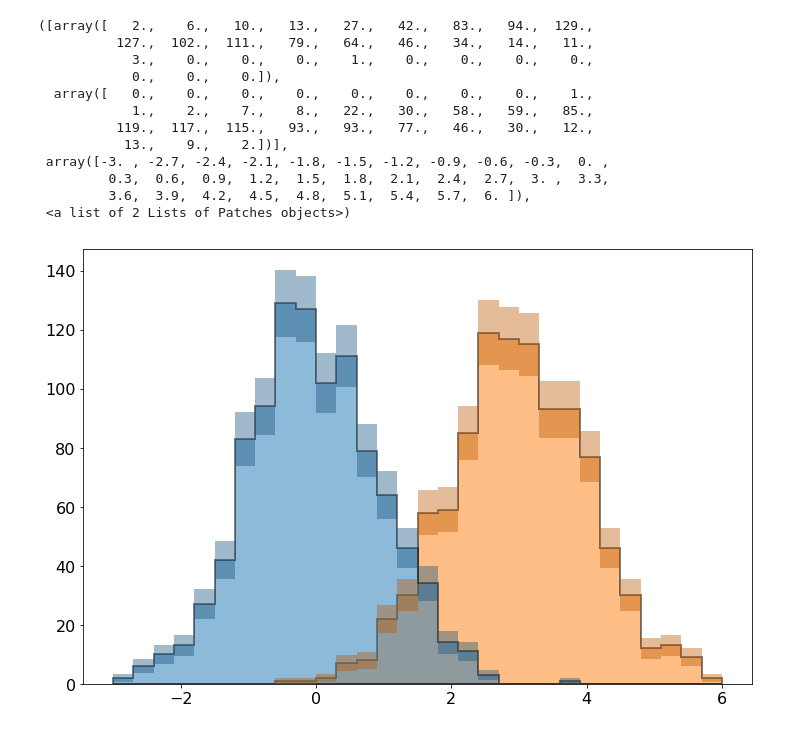
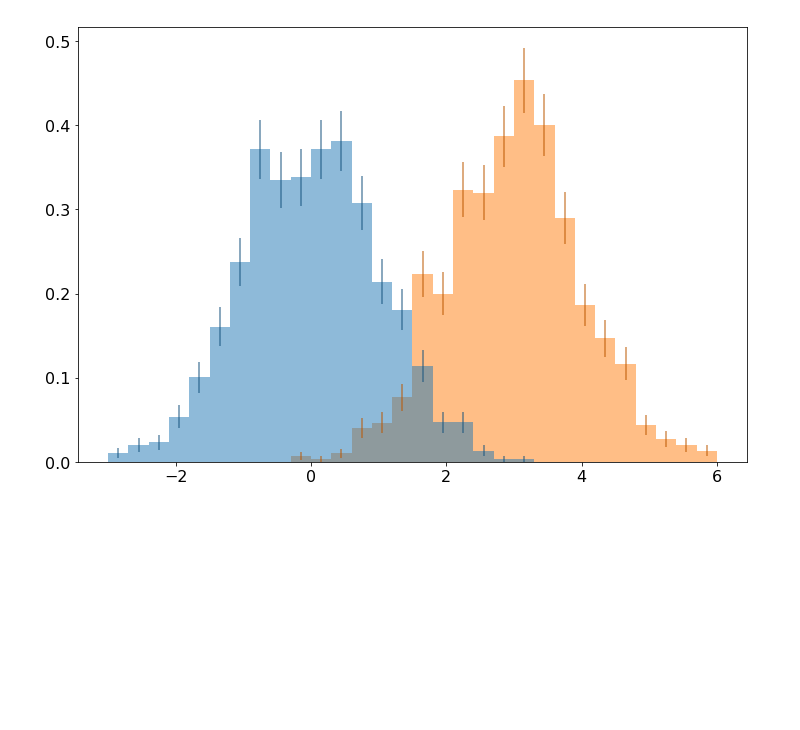
Before and after one commit to pollackscience/histogram_plus, a Jupyter notebook: scripts/hist_plus.ipynb, the cells around one changed output. Saved outputs shown, nothing was run; the diff lists cells and outputs as text; code cells hidden in the pictures; blank space fills up the shorter version.

```diff
--- a/scripts/hist_plus.ipynb
+++ b/scripts/hist_plus.ipynb
@@ -49,21 +45,9 @@ for t in types:
 # %%
-hist([data, data2], bins=30, histtype='stepfilled', errorbars=True, range=(-3,6), alpha=0.5, stacked=False, err_style='band')
+o = hist([data, data2], bins=30, histtype='stepfilled', errorbars=True, range=(-3,6), alpha=0.5, stacked=False, err_style='line', normed=True)
 #hist(data2, bins=30, histtype='stepfilled', errorbars=True, alpha=0.5, range=(-3,6), color='xkcd:light urple')
 
 #plt.title('type: {0}, norm: {1}, scale: {2}, binning: {3}'.format(t, n, s, b))
 #hist(data, bins=20, histtype='stepfilled', normed=True, scale='binwidth', errorbars=True, color='C6')
 # %% [output]
-([array([   2.,    6.,   10.,   13.,   27.,   42.,   83.,   94.,  129.,
-          127.,  102.,  111.,   79.,   64.,   46.,   34.,   14.,   11.,
-            3.,    0.,    0.,    0.,    1.,    0.,    0.,    0.,    0.,
-            0.,    0.,    0.]),
-  array([   0.,    0.,    0.,    0.,    0.,    0.,    0.,    0.,    1.,
-            1.,    2.,    7.,    8.,   22.,   30.,   58.,   59.,   85.,
-          119.,  117.,  115.,   93.,   93.,   77.,   46.,   30.,   12.,
-           13.,    9.,    2.])],
- array([-3. , -2.7, -2.4, -2.1, -1.8, -1.5, -1.2, -0.9, -0.6, -0.3,  0. ,
-         0.3,  0.6,  0.9,  1.2,  1.5,  1.8,  2.1,  2.4,  2.7,  3. ,  3.3,
-         3.6,  3.9,  4.2,  4.5,  4.8,  5.1,  5.4,  5.7,  6. ]),
- <a list of 2 Lists of Patches objects>)
-[figure, old version]
+[figure, new version]
 # %%
```
Also changed, not shown: parts of 14 cells of this notebook, 4 other files.
